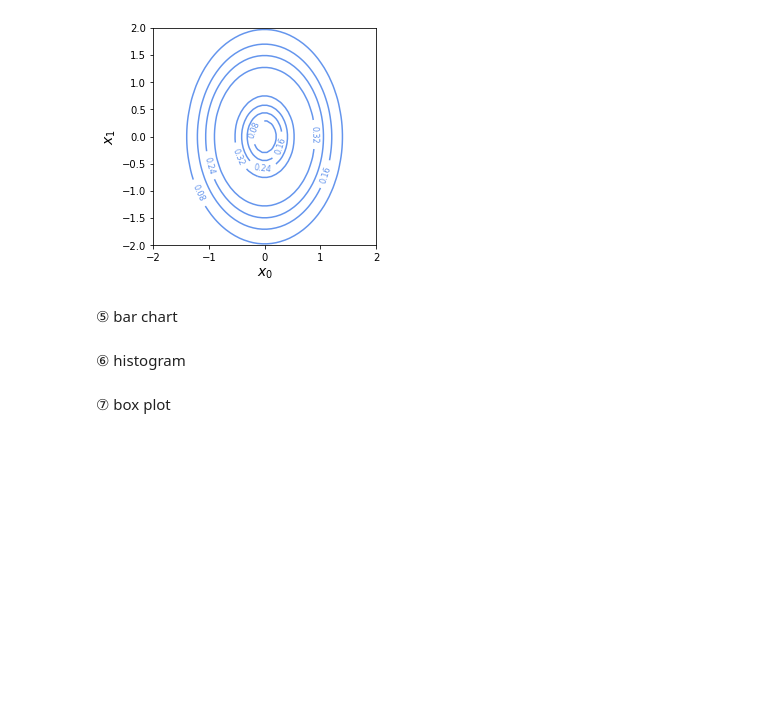
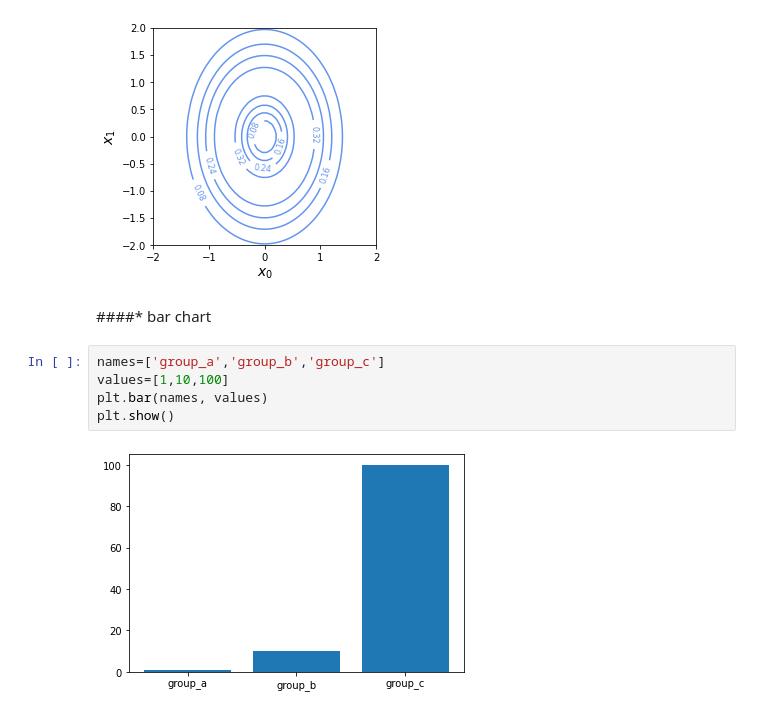
Before and after one commit to yoonyoung27/prac_python, a Jupyter notebook: matplotlib_prac.ipynb, the cells around one changed output. Saved outputs shown, nothing was run; the diff lists cells and outputs as text; blank space fills up the shorter version.

```diff
--- a/matplotlib_prac.ipynb
+++ b/matplotlib_prac.ipynb
@@ -163,8 +180,11 @@ plt.show()
 # %% [output]
 [figure]
 # %% [markdown]
-⑤ bar chart
+####\* bar chart
-# %% [markdown]
-⑥ histogram
-# %% [markdown]
-⑦ box plot
+# %%
+names=['group_a','group_b','group_c']
+values=[1,10,100]
+plt.bar(names, values)
+plt.show()
+# %% [output]
+[figure, added]
```
Also changed, not shown: parts of 7 cells of this notebook.
